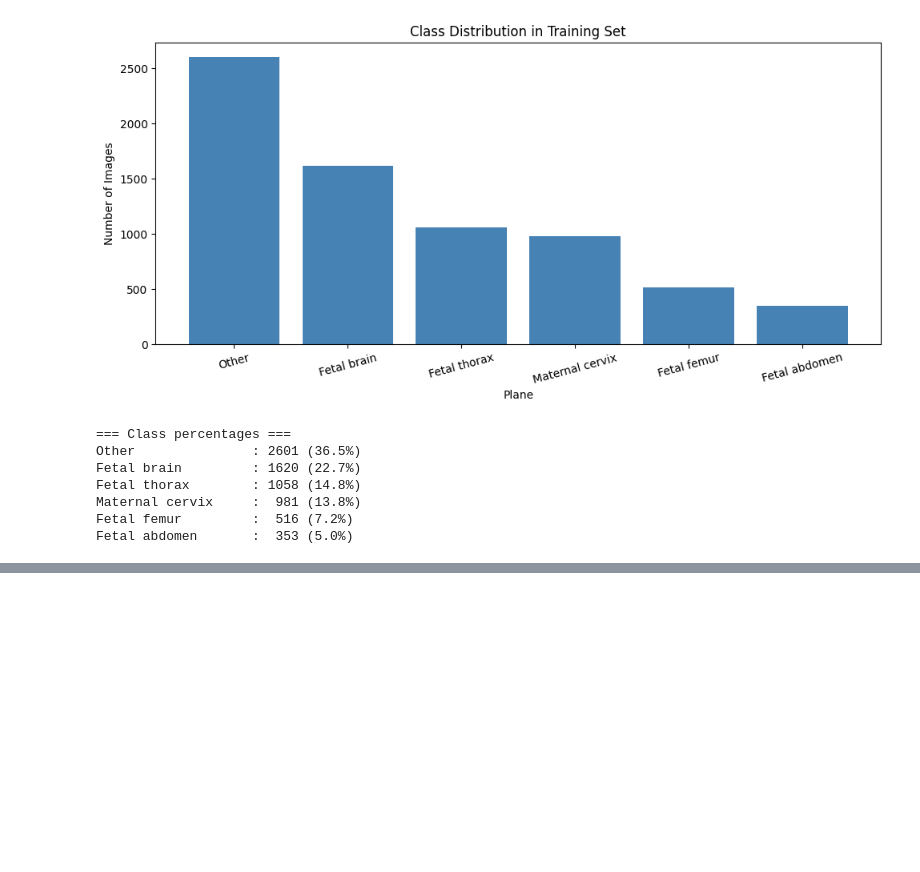
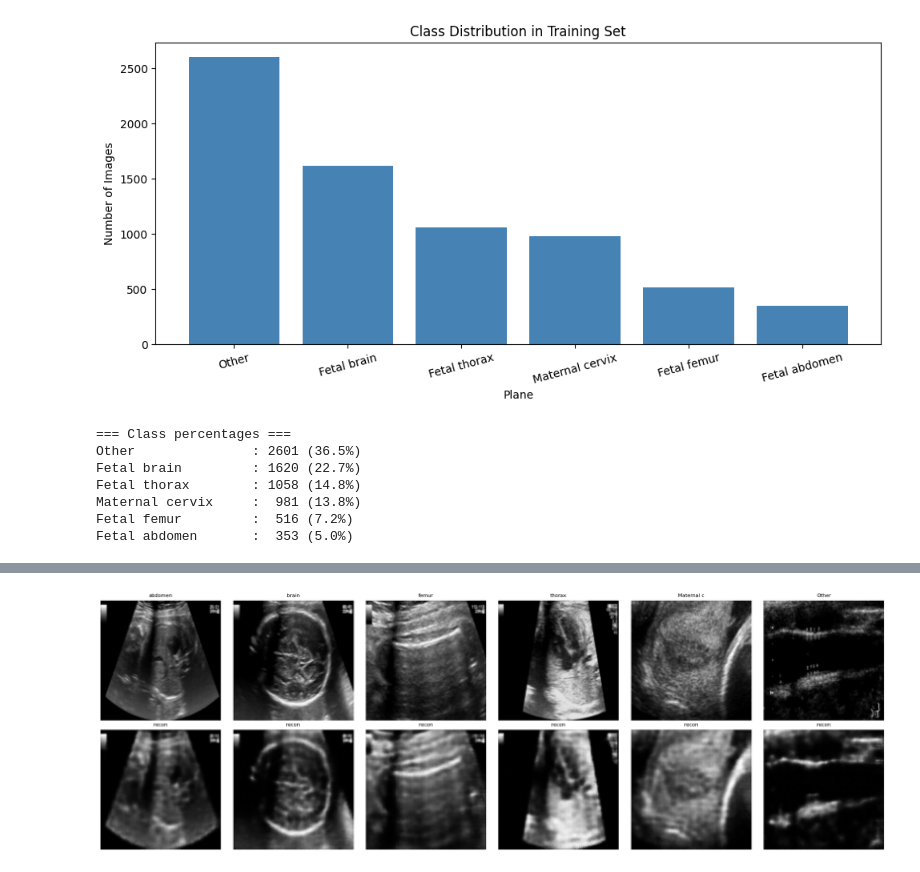
Before and after one commit to lolorikos/fetal-ultrasound-ae, a Jupyter notebook: notebooks/exploration.ipynb, the cells around one changed output, grey strips where cells are left out. Cells and saved outputs as stored; diff of their text form; code cells hidden in the pictures; blank space fills up the shorter version.

Commit message:
train autoencoder 20 epochs - good reconstructions across all classes

```diff
--- a/notebooks/exploration.ipynb
+++ b/notebooks/exploration.ipynb
@@ -151,3 +151,25 @@ AutoEncoder(
 Input shape: torch.Size([1, 1, 128, 128])
 Output shape: torch.Size([1, 1, 128, 128])
 Latent shape: torch.Size([1, 16, 8, 8])
+# %%
+import importlib
+import src.train
+importlib.reload(src.train)
+from src.train import train, visualise_reconstructions
+from torch.utils.data import DataLoader
+
+# setup
+device = "cuda" if torch.cuda.is_available() else "cpu"
+print("Using device:", device)
+
+# dataloader
+loader = DataLoader(dataset, batch_size=128, shuffle=True, num_workers=0)
+
+# model
+model = AutoEncoder(in_channels=1, latent_channels=16)
+
+# train for just 3 epochs to test everything works
+losses = train(model, loader, num_epochs=20, device=device)
+
+# visualise
+visualise_reconstructions(model, dataset, device=device)
@@ -153,0 +190,7 @@ Latent shape: torch.Size([1, 16, 8, 8])
+# %%
+importlib.reload(src.train)
+from src.train import train, visualise_reconstructions
+
+visualise_reconstructions(model, dataset, device=device)
+# %% [output]
+[figure, added]
```
Also changed, not shown: parts of 2 cells of this notebook, 1 other file.
